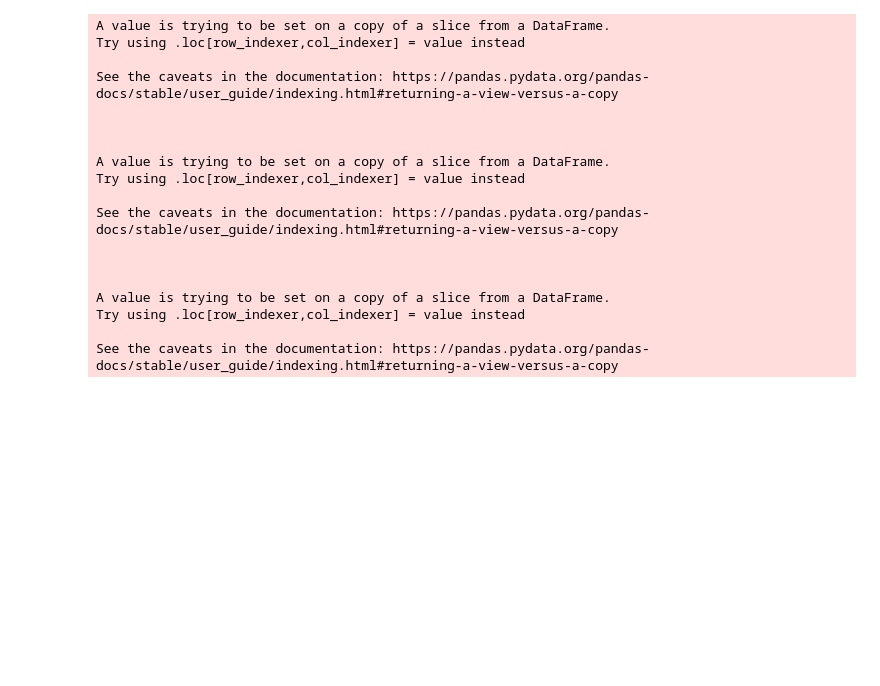
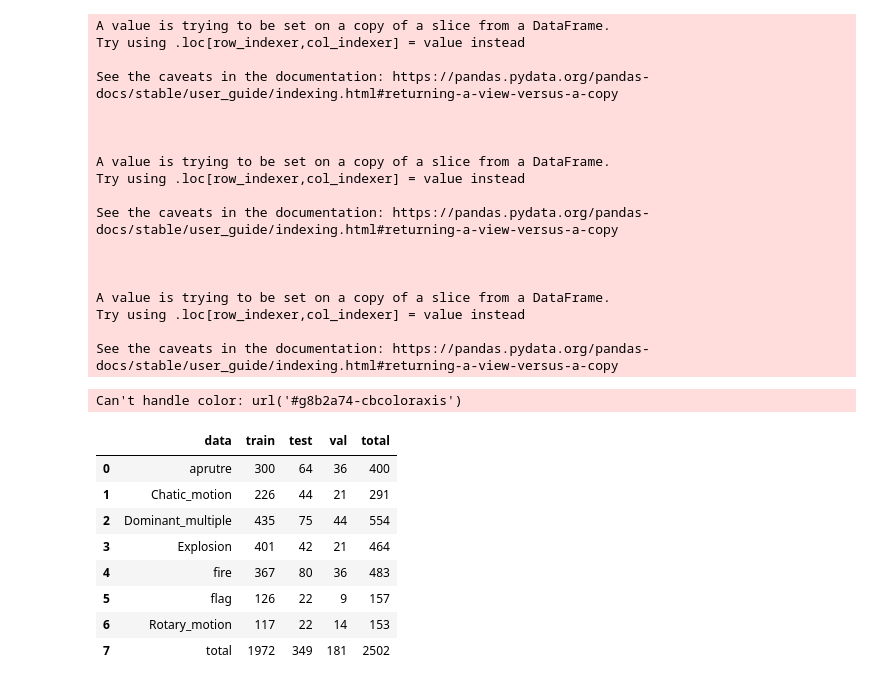
Before and after one commit to samimdan/Dynamic-pattern-recognition-with-YOLO-and-lLPB, a Jupyter notebook: main.ipynb, the cells around one changed output. Saved outputs shown, nothing was run; the diff lists cells and outputs as text; code cells hidden in the pictures; blank space fills up the shorter version.

Commit message:
1-remove title from graphs 2-add svg to pdf 3-change font

```diff
--- a/main.ipynb
+++ b/main.ipynb
@@ -129,14 +173,33 @@ fig.show()
 # %%
+# Convert to long-form DataFrame
 dc_df=pd.read_csv('data_count.csv')
+dc_df_long = dc_df.melt(id_vars=['data'], var_name='type', value_name='count')
 
-# Convert to long-form DataFrame
-dc_df_long = dc_df.melt(id_vars=['class'], var_name='type', value_name='count')
+fig=px.density_heatmap(dc_df_long, x='data', y='type', z='count', text_auto=True, color_continuous_scale=px.colors.sequential.GnBu_r)
 
-fig=px.density_heatmap(dc_df_long, x='class', y='type', z='count', title='Data Count', text_auto=True)
-fig.update_traces(
- xgap=2, ygap=2
-)
+fig.layout.coloraxis.colorbar.title = ''
+
+
+fig.update_layout(font_family="Times New Roman",font_size=15)
+fig.update_xaxes(title_text='Data')
+fig.update_yaxes(title_text='Type')
+
 fig.write_image('data_count_heatmap.svg')
 
 fig.show()
+svg_to_pdf('data_count_heatmap.svg', 'train4/pdf/data_count_heatmap.pdf')
+# %% [output]
+Can't handle color: url('#g8b2a74-cbcoloraxis')
+# %%
+dc_df
+# %% [output]
+|  | data | train | test | val | total |
+| 0 | aprutre | 300 | 64 | 36 | 400 |
+| 1 | Chatic_motion | 226 | 44 | 21 | 291 |
+| 2 | Dominant_multiple | 435 | 75 | 44 | 554 |
+| 3 | Explosion | 401 | 42 | 21 | 464 |
+| 4 | fire | 367 | 80 | 36 | 483 |
+| 5 | flag | 126 | 22 | 9 | 157 |
+| 6 | Rotary_motion | 117 | 22 | 14 | 153 |
+| 7 | total | 1972 | 349 | 181 | 2502 |
 # %%
```
Also changed, not shown: parts of 25 cells of this notebook, 34 other files.
